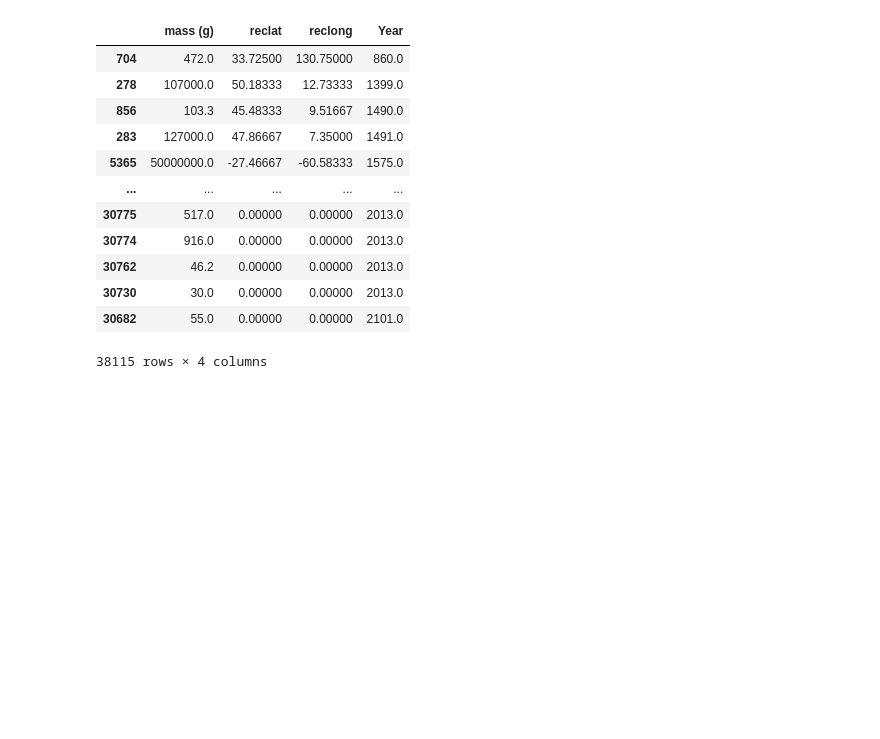
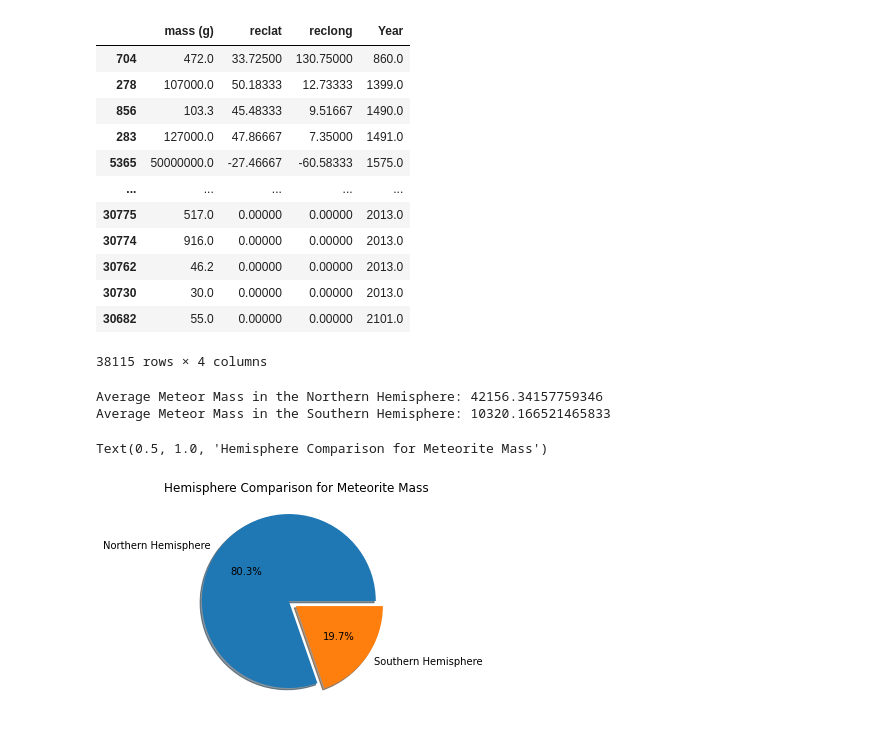
Before and after one commit to jessyoder/Project-1-Meteorites, a Jupyter notebook: hemi_compare.ipynb, the cells around one changed output. Drawn from its saved outputs; the diff is of its cells as text; code cells hidden in the pictures; blank space fills up the shorter version.

Commit message:
Made a new comparison chart for hemi_compare

```diff
--- a/hemi_compare.ipynb
+++ b/hemi_compare.ipynb
@@ -151,3 +151,23 @@ meteor_df
 | 30730 | 30.0 | 0.00000 | 0.00000 | 2013.0 |
 | 30682 | 55.0 | 0.00000 | 0.00000 | 2101.0 |
 38115 rows × 4 columns
+# %%
+northern_hemi = meteor_df.loc[meteor_df["reclat"] > 0]
+northern_avg = northern_hemi['mass (g)'].mean()
+
+southern_hemi = meteor_df.loc[meteor_df["reclat"] < 0]
+southern_avg = southern_hemi['mass (g)'].mean()
+
+print(f'Average Meteor Mass in the Northern Hemisphere: {northern_avg}')
+print(f'Average Meteor Mass in the Southern Hemisphere: {southern_avg}')
+
+data = northern_avg, southern_avg
+labels = "Northern Hemisphere", "Southern Hemisphere"
+explode = (0.1, 0)
+plt.pie(data, labels=labels, autopct='%1.1f%%', explode=explode, shadow=True)
+plt.title("Hemisphere Comparison for Meteorite Mass")
+# %% [output]
+Average Meteor Mass in the Northern Hemisphere: 42156.34157759346
+Average Meteor Mass in the Southern Hemisphere: 10320.166521465833
+Text(0.5, 1.0, 'Hemisphere Comparison for Meteorite Mass')
+[figure, added]
```
Also changed, not shown: parts of 7 cells of this notebook, 2 other files.
